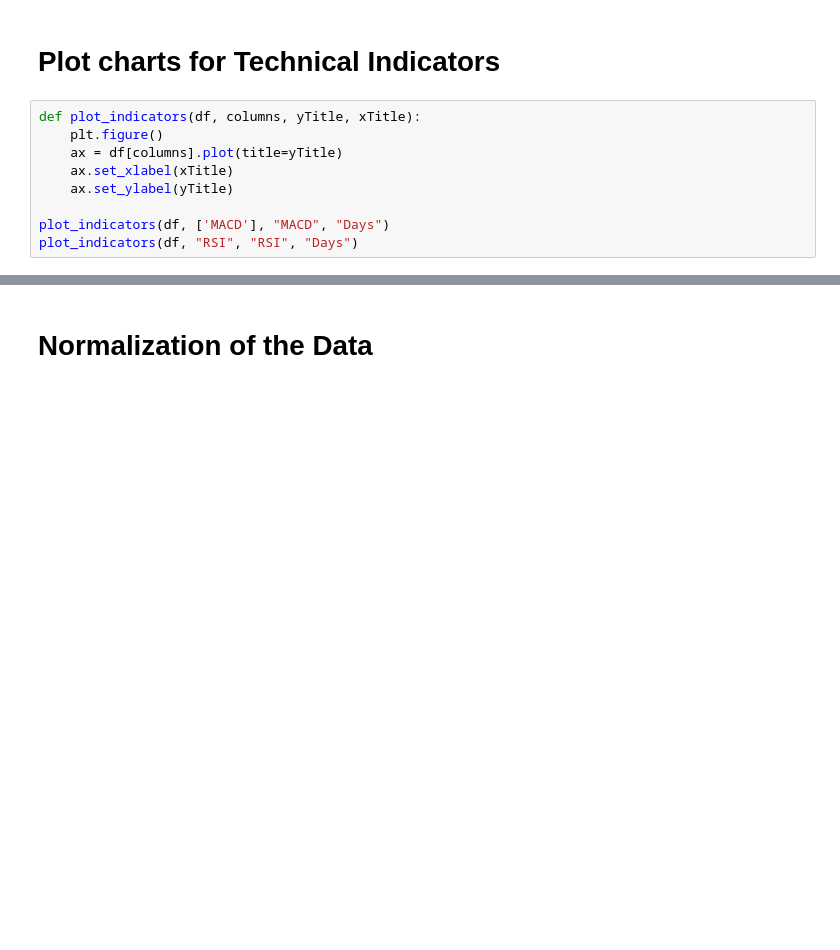
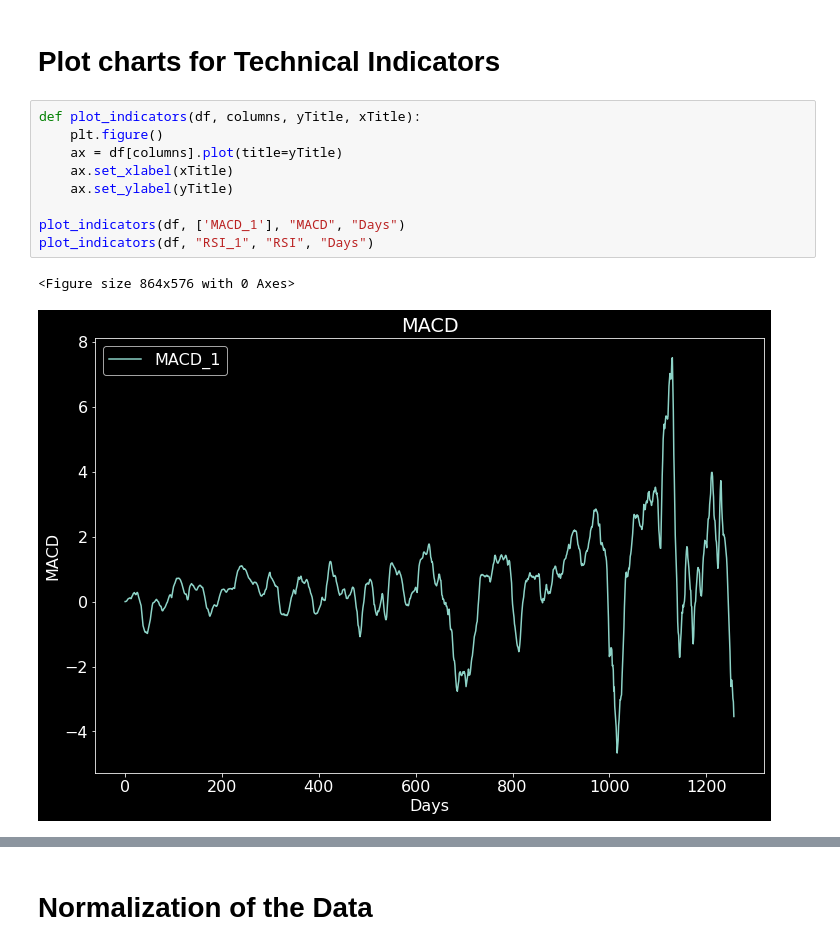
Before and after one commit to Olivia-Feldman/DLStockPrectionCNNModel-, a Jupyter notebook: sources/stock_predictor_cnn.ipynb, the cells around one changed output, grey strips where cells are left out. Saved outputs shown, nothing was run; the diff lists cells and outputs as text; blank space fills up the shorter version.

```diff
--- a/sources/stock_predictor_cnn.ipynb
+++ b/sources/stock_predictor_cnn.ipynb
@@ -368,9 +407,12 @@ for x in range(1, range+1):
 # %%
 def plot_indicators(df, columns, yTitle, xTitle):
     plt.figure()
     ax = df[columns].plot(title=yTitle)
     ax.set_xlabel(xTitle)
     ax.set_ylabel(yTitle)
 
-plot_indicators(df, ['MACD'], "MACD", "Days")
-plot_indicators(df, "RSI", "RSI", "Days")
+plot_indicators(df, ['MACD_1'], "MACD", "Days")
+plot_indicators(df, "RSI_1", "RSI", "Days")
+# %% [output]
+<Figure size 864x576 with 0 Axes>
+[figure, added]
```
Also changed, not shown: parts of 17 cells of this notebook.
